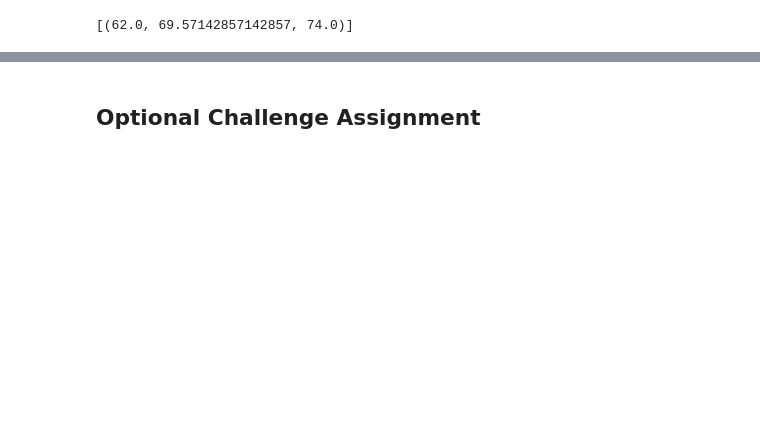
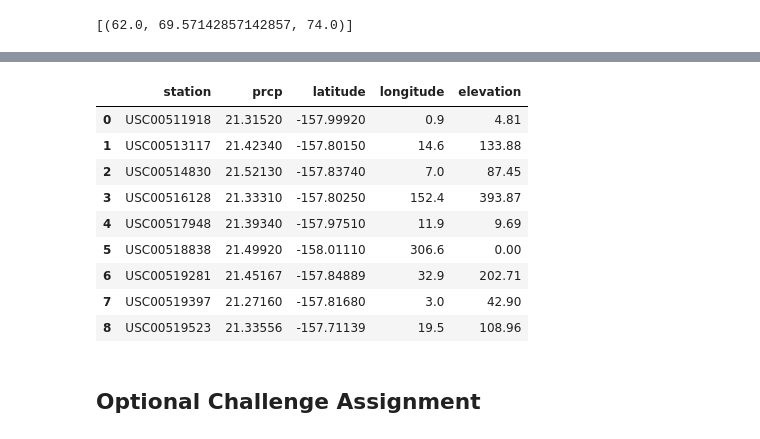
Before and after one commit to javarob/sqlalchemy-challenge, a Jupyter notebook: climate_starter.ipynb, the cells around one changed output, grey strips where cells are left out. Cells and saved outputs as stored; diff of their text form; code cells hidden in the pictures; blank space fills up the shorter version.

```diff
--- a/climate_starter.ipynb
+++ b/climate_starter.ipynb
@@ -246,6 +266,32 @@ plt.show()
 # %%
 # Calculate the total amount of rainfall per weather station for your trip dates using the previous year's matching dates.
 # Sort this in descending order by precipitation amount and list the station, name, latitude, longitude, and elevation
+
+date1 = dt.date(2015, 2, 28)
+date2 = dt.date(2015, 3, 5)
+
+# Query database for temperatures between start and end date
+prcp_by_station = session.query(Measurement.station,Station.latitude,Station.longitude,Station.elevation,func.sum(Measurement.prcp)).\
+            filter(Measurement.station == Station.station).\
+            filter(Measurement.date >= date2).\
+            group_by(Measurement.station).all()
+
+# Convert results to dataframe
+prcp_by_station_df = pd.DataFrame(prcp_by_station, columns=['station', 'prcp','latitude','longitude','elevation'])
+
+# Display results
+prcp_by_station_df
+# %% [output]
+|  | station | prcp | latitude | longitude | elevation |
+| 0 | USC00511918 | 21.31520 | -157.99920 | 0.9 | 4.81 |
+| 1 | USC00513117 | 21.42340 | -157.80150 | 14.6 | 133.88 |
+| 2 | USC00514830 | 21.52130 | -157.83740 | 7.0 | 87.45 |
+| 3 | USC00516128 | 21.33310 | -157.80250 | 152.4 | 393.87 |
+| 4 | USC00517948 | 21.39340 | -157.97510 | 11.9 | 9.69 |
+| 5 | USC00518838 | 21.49920 | -158.01110 | 306.6 | 0.00 |
+| 6 | USC00519281 | 21.45167 | -157.84889 | 32.9 | 202.71 |
+| 7 | USC00519397 | 21.27160 | -157.81680 | 3.0 | 42.90 |
+| 8 | USC00519523 | 21.33556 | -157.71139 | 19.5 | 108.96 |
 # %% [markdown]
 ## Optional Challenge Assignment
 # %%
```
Also changed, not shown: parts of 8 cells of this notebook, 1 other file.
